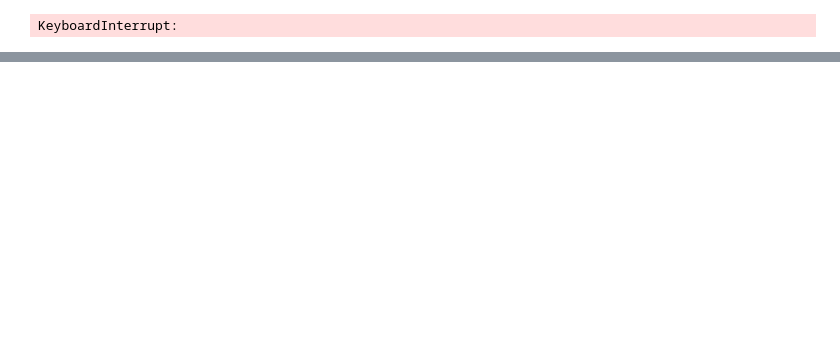
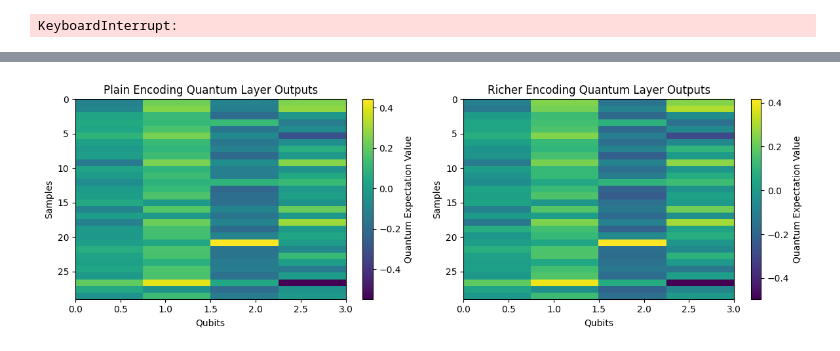
Before and after one commit to dosqas/q-salkit, a Jupyter notebook: notebooks/hybrid/hybrid_qnn_saliency.ipynb, the cells around one changed output, grey strips where cells are left out. Cells and saved outputs as stored; diff of their text form; code cells hidden in the pictures; blank space fills up the shorter version.

```diff
--- a/notebooks/hybrid/hybrid_qnn_saliency.ipynb
+++ b/notebooks/hybrid/hybrid_qnn_saliency.ipynb
@@ -539,0 +564,13 @@ petal width (cm): stat=175.0000, p=0.2449
+# %%
+for name, mdl in models.items():
+    with torch.no_grad():  # Disable gradient computation for evaluation
+        outputs = mdl(X_test)                 # Forward pass on test set
+        _, preds = torch.max(outputs, 1)      # Get predicted class labels
+
+    # Print detailed classification metrics
+    print(f"\n{name} Classification Report:")
+    print(classification_report(
+        y_test,                               # True labels
+        preds,                                # Predicted labels
+        target_names=iris.target_names        # Human-readable class names
+    ))
@@ -539,0 +604,24 @@ petal width (cm): stat=175.0000, p=0.2449
+# %%
+plt.figure(figsize=(12,4))
+
+for i, (name, mdl) in enumerate(models.items()):
+    # Get the output of the quantum layer (expectation values) for all test samples
+    q_outputs = qnn_torch(X_test).detach().numpy()
+
+    plt.subplot(1,2,i+1)
+    plt.imshow(
+        q_outputs,
+        cmap='viridis',
+        aspect='auto',
+        extent=[0, q_outputs.shape[1]-1, 0, q_outputs.shape[0]-1]  # qubits on x, samples on y
+    )
+    plt.colorbar(label="Quantum Expectation Value")
+    plt.title(f"{name} Quantum Layer Outputs")
+    plt.xlabel("Qubits")
+    plt.ylabel("Samples")
+    plt.gca().invert_yaxis()  # optional: have first sample at the top
+
+plt.tight_layout()
+plt.show()
+# %% [output]
+[figure, added]
```
Also changed, not shown: parts of 38 cells of this notebook.
